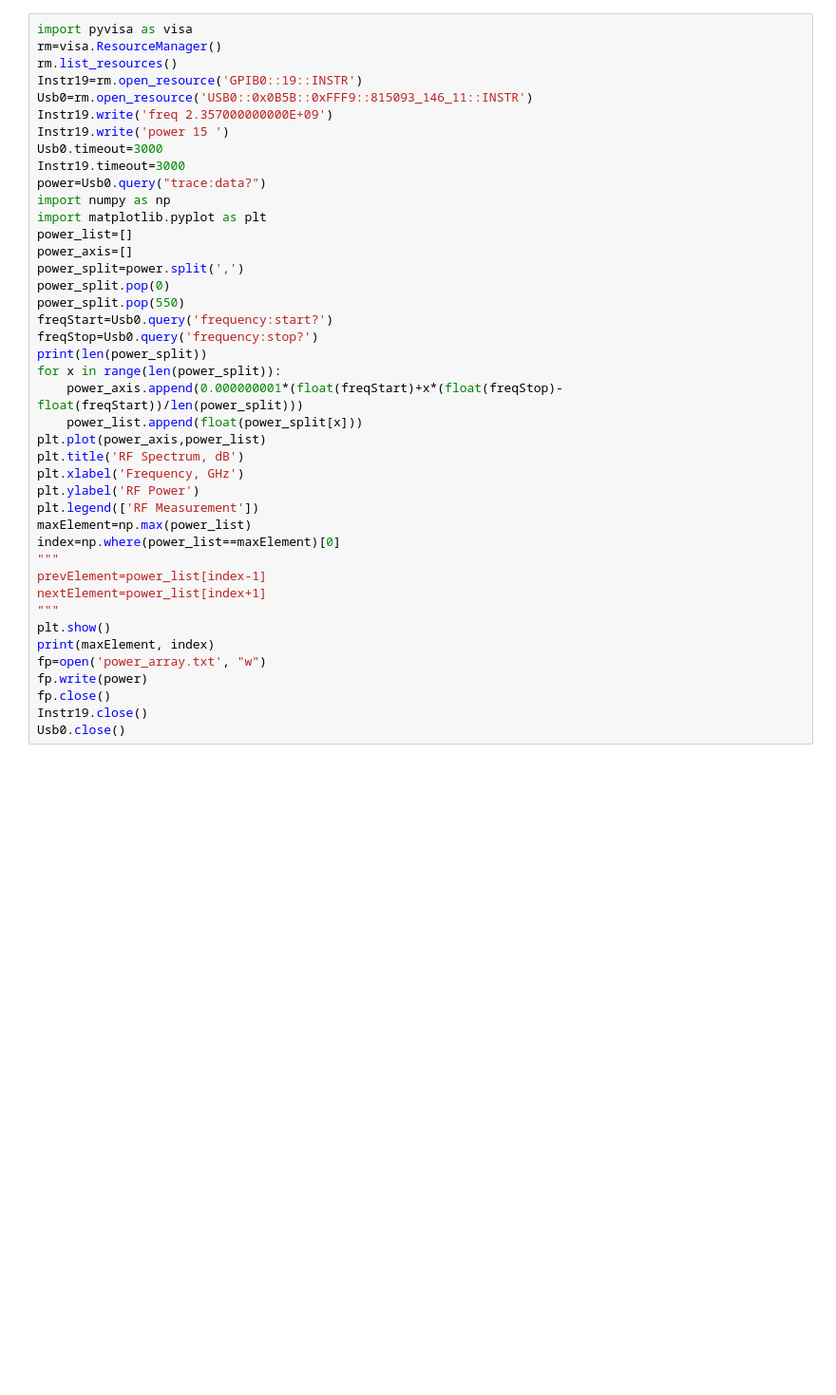
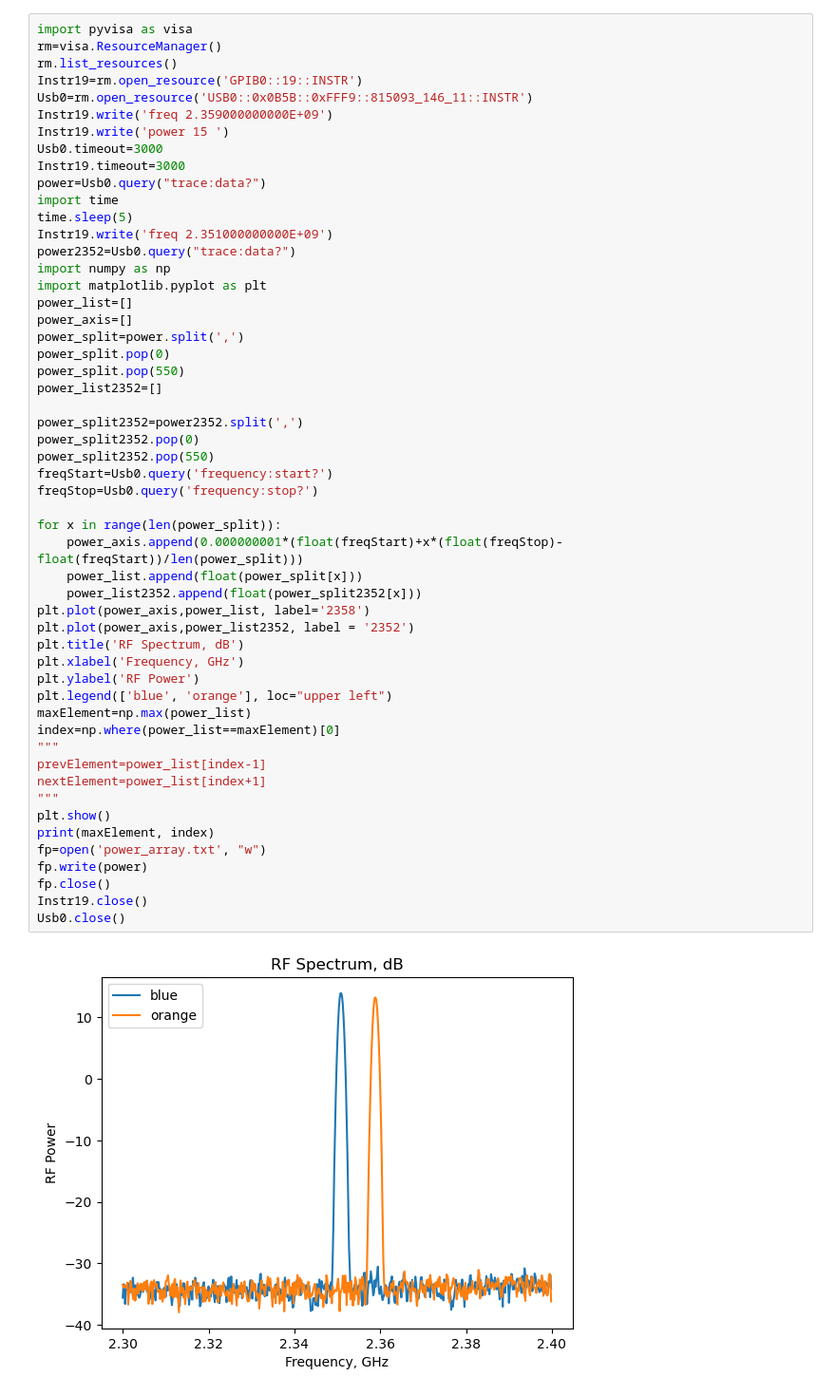
Before and after one commit to umnovjp/Lab_Automation, a Jupyter notebook: assets/static/spectrum.ipynb, the cells around one changed output. Shown at 95% size. Drawn from its saved outputs; the diff is of its cells as text; blank space fills up the shorter version.

Commit message:
updated spetrumm file to plot 2 functions and change frequency

```diff
--- a/assets/static/spectrum.ipynb
+++ b/assets/static/spectrum.ipynb
@@ -4,40 +4,52 @@ rm=visa.ResourceManager()
 rm.list_resources()
 Instr19=rm.open_resource('GPIB0::19::INSTR')
 Usb0=rm.open_resource('USB0::0x0B5B::0xFFF9::815093_146_11::INSTR')
-Instr19.write('freq 2.357000000000E+09')
+Instr19.write('freq 2.359000000000E+09')
 Instr19.write('power 15 ')
 Usb0.timeout=3000
 Instr19.timeout=3000
 power=Usb0.query("trace:data?")
+import time
+time.sleep(5)
+Instr19.write('freq 2.351000000000E+09')
+power2352=Usb0.query("trace:data?")
 import numpy as np
 import matplotlib.pyplot as plt
 power_list=[]
 power_axis=[]
 power_split=power.split(',')
 power_split.pop(0)
 power_split.pop(550)
+power_list2352=[]
+
+power_split2352=power2352.split(',')
+power_split2352.pop(0)
+power_split2352.pop(550)
 freqStart=Usb0.query('frequency:start?')
 freqStop=Usb0.query('frequency:stop?')
-print(len(power_split))
+
 for x in range(len(power_split)):
     power_axis.append(0.000000001*(float(freqStart)+x*(float(freqStop)-float(freqStart))/len(power_split)))
     power_list.append(float(power_split[x]))
-plt.plot(power_axis,power_list)
+    power_list2352.append(float(power_split2352[x]))
+plt.plot(power_axis,power_list, label='2358')
+plt.plot(power_axis,power_list2352, label = '2352')
 plt.title('RF Spectrum, dB')
 plt.xlabel('Frequency, GHz')
 plt.ylabel('RF Power')
-plt.legend(['RF Measurement'])
+plt.legend(['blue', 'orange'], loc="upper left")
 maxElement=np.max(power_list)
 index=np.where(power_list==maxElement)[0]
 """
 prevElement=power_list[index-1]
 nextElement=power_list[index+1]
 """
 plt.show()
 print(maxElement, index)
 fp=open('power_array.txt', "w")
 fp.write(power)
 fp.close()
 Instr19.close()
 Usb0.close()
 # %% [output]
+[figure, new version]
```
Also changed, not shown: parts of 3 cells of this notebook, 2 other files.
